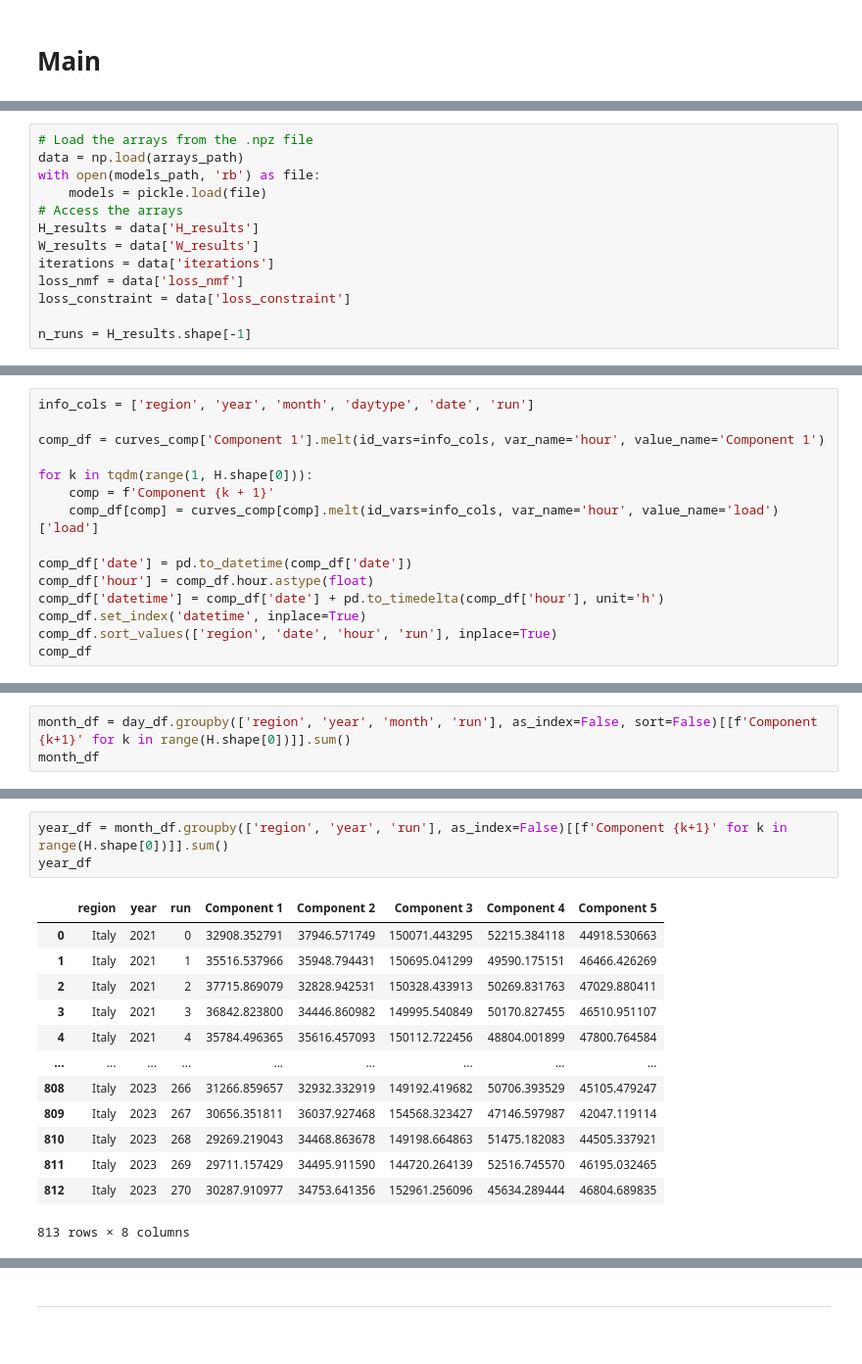
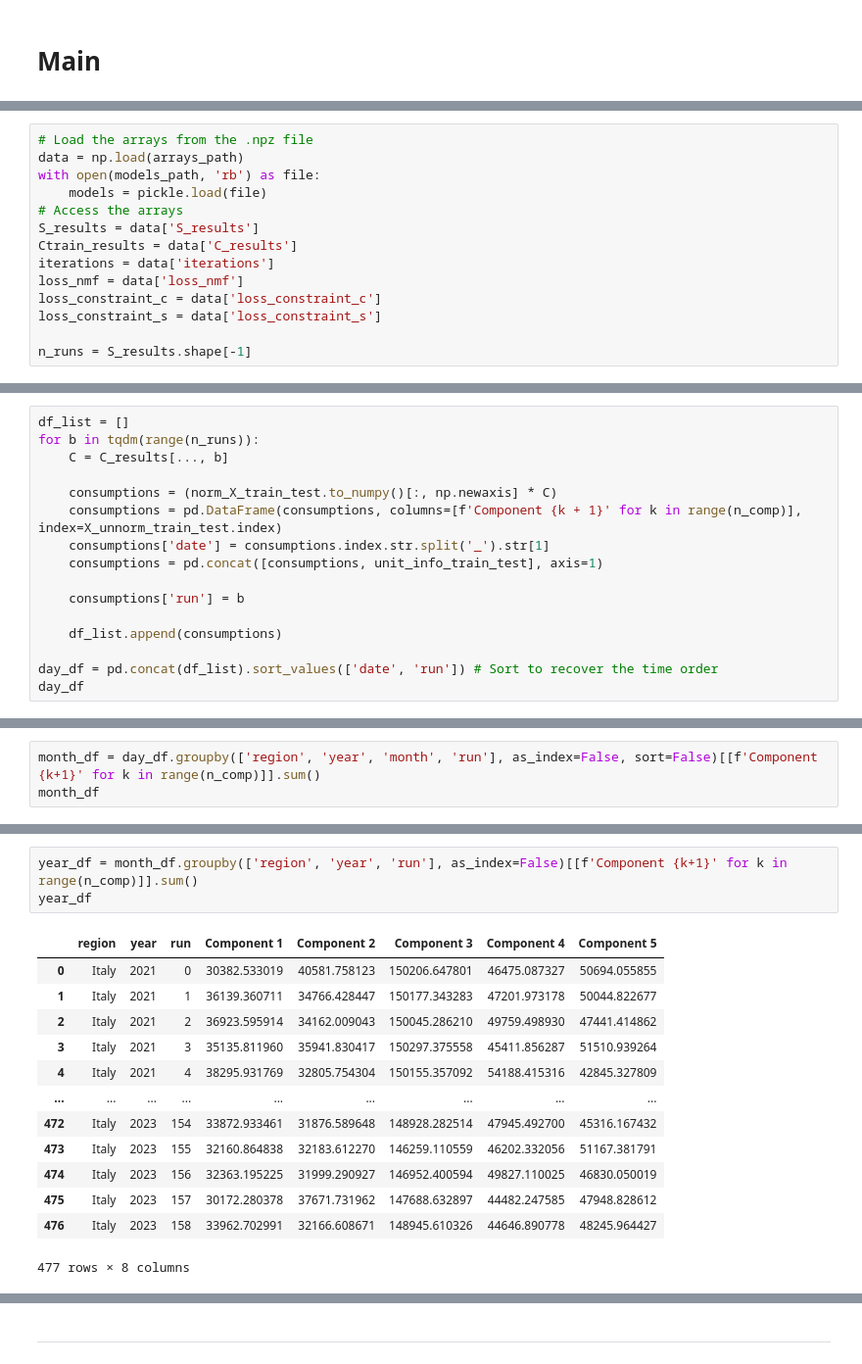
Before and after one commit to gkchln/load_bss, a Jupyter notebook: PenNMF/DecomposeLoadEnsemble.ipynb, the cells around one changed output, grey strips where cells are left out. Shown at 98% size. Drawn from its saved outputs; the diff is of its cells as text.

```diff
--- a/PenNMF/DecomposeLoadEnsemble.ipynb
+++ b/PenNMF/DecomposeLoadEnsemble.ipynb
@@ -63,10 +68,11 @@ data = np.load(arrays_path)
 with open(models_path, 'rb') as file:
     models = pickle.load(file)
 # Access the arrays
-H_results = data['H_results']
-W_results = data['W_results']
+S_results = data['S_results']
+Ctrain_results = data['C_results']
 iterations = data['iterations']
 loss_nmf = data['loss_nmf']
-loss_constraint = data['loss_constraint']
+loss_constraint_c = data['loss_constraint_c']
+loss_constraint_s = data['loss_constraint_s']
 
-n_runs = H_results.shape[-1]
+n_runs = S_results.shape[-1]
@@ -138,15 +78,0 @@ curves_comp['Component 1']
-# %%
-info_cols = ['region', 'year', 'month', 'daytype', 'date', 'run']
-
-comp_df = curves_comp['Component 1'].melt(id_vars=info_cols, var_name='hour', value_name='Component 1')
-
-for k in tqdm(range(1, H.shape[0])):
-    comp = f'Component {k + 1}'
-    comp_df[comp] = curves_comp[comp].melt(id_vars=info_cols, var_name='hour', value_name='load')['load']
-
-comp_df['date'] = pd.to_datetime(comp_df['date'])
-comp_df['hour'] = comp_df.hour.astype(float)
-comp_df['datetime'] = comp_df['date'] + pd.to_timedelta(comp_df['hour'], unit='h')
-comp_df.set_index('datetime', inplace=True)
-comp_df.sort_values(['region', 'date', 'hour', 'run'], inplace=True)
-comp_df
@@ -186,0 +158,16 @@ day_df
+# %%
+df_list = []
+for b in tqdm(range(n_runs)):
+    C = C_results[..., b]
+
+    consumptions = (norm_X_train_test.to_numpy()[:, np.newaxis] * C)
+    consumptions = pd.DataFrame(consumptions, columns=[f'Component {k + 1}' for k in range(n_comp)], index=X_unnorm_train_test.index)
+    consumptions['date'] = consumptions.index.str.split('_').str[1]
+    consumptions = pd.concat([consumptions, unit_info_train_test], axis=1)
+
+    consumptions['run'] = b
+
+    df_list.append(consumptions)
+
+day_df = pd.concat(df_list).sort_values(['date', 'run']) # Sort to recover the time order
+day_df
@@ -187,5 +188,5 @@ day_df
 # %%
-month_df = day_df.groupby(['region', 'year', 'month', 'run'], as_index=False, sort=False)[[f'Component {k+1}' for k in range(H.shape[0])]].sum()
+month_df = day_df.groupby(['region', 'year', 'month', 'run'], as_index=False, sort=False)[[f'Component {k+1}' for k in range(n_comp)]].sum()
 month_df
 # %% [output]
 |  | region | year | month | run | Component 1 | Component 2 | Component 3 | Component 4 | Component 5 |
@@ -204,20 +205,20 @@ month_df
 # %%
-year_df = month_df.groupby(['region', 'year', 'run'], as_index=False)[[f'Component {k+1}' for k in range(H.shape[0])]].sum()
+year_df = month_df.groupby(['region', 'year', 'run'], as_index=False)[[f'Component {k+1}' for k in range(n_comp)]].sum()
 year_df
 # %% [output]
 |  | region | year | run | Component 1 | Component 2 | Component 3 | Component 4 | Component 5 |
-| 0 | Italy | 2021 | 0 | 32908.352791 | 37946.571749 | 150071.443295 | 52215.384118 | 44918.530663 |
-| 1 | Italy | 2021 | 1 | 35516.537966 | 35948.794431 | 150695.041299 | 49590.175151 | 46466.426269 |
-| 2 | Italy | 2021 | 2 | 37715.869079 | 32828.942531 | 150328.433913 | 50269.831763 | 47029.880411 |
-| 3 | Italy | 2021 | 3 | 36842.823800 | 34446.860982 | 149995.540849 | 50170.827455 | 46510.951107 |
-| 4 | Italy | 2021 | 4 | 35784.496365 | 35616.457093 | 150112.722456 | 48804.001899 | 47800.764584 |
+| 0 | Italy | 2021 | 0 | 30382.533019 | 40581.758123 | 150206.647801 | 46475.087327 | 50694.055855 |
+| 1 | Italy | 2021 | 1 | 36139.360711 | 34766.428447 | 150177.343283 | 47201.973178 | 50044.822677 |
+| 2 | Italy | 2021 | 2 | 36923.595914 | 34162.009043 | 150045.286210 | 49759.498930 | 47441.414862 |
+| 3 | Italy | 2021 | 3 | 35135.811960 | 35941.830417 | 150297.375558 | 45411.856287 | 51510.939264 |
+| 4 | Italy | 2021 | 4 | 38295.931769 | 32805.754304 | 150155.357092 | 54188.415316 | 42845.327809 |
 | ... | ... | ... | ... | ... | ... | ... | ... | ... |
-| 808 | Italy | 2023 | 266 | 31266.859657 | 32932.332919 | 149192.419682 | 50706.393529 | 45105.479247 |
-| 809 | Italy | 2023 | 267 | 30656.351811 | 36037.927468 | 154568.323427 | 47146.597987 | 42047.119114 |
-| 810 | Italy | 2023 | 268 | 29269.219043 | 34468.863678 | 149198.664863 | 51475.182083 | 44505.337921 |
-| 811 | Italy | 2023 | 269 | 29711.157429 | 34495.911590 | 144720.264139 | 52516.745570 | 46195.032465 |
-| 812 | Italy | 2023 | 270 | 30287.910977 | 34753.641356 | 152961.256096 | 45634.289444 | 46804.689835 |
+| 472 | Italy | 2023 | 154 | 33872.933461 | 31876.589648 | 148928.282514 | 47945.492700 | 45316.167432 |
+| 473 | Italy | 2023 | 155 | 32160.864838 | 32183.612270 | 146259.110559 | 46202.332056 | 51167.381791 |
+| 474 | Italy | 2023 | 156 | 32363.195225 | 31999.290927 | 146952.400594 | 49827.110025 | 46830.050019 |
+| 475 | Italy | 2023 | 157 | 30172.280378 | 37671.731962 | 147688.632897 | 44482.247585 | 47948.828612 |
+| 476 | Italy | 2023 | 158 | 33962.702991 | 32166.608671 | 148945.610326 | 44646.890778 | 48245.964427 |
-813 rows × 8 columns
+477 rows × 8 columns
 # %%
 # Y_train = pd.read_pickle('data/2_processed/PenNMF/Y_{}.pkl'.format('_'.join(train_years)))
 # Y_test = pd.read_pickle('data/2_processed/PenNMF/Y_{}.pkl'.format('_'.join(test_years)))
```
Also changed, not shown: parts of 38 cells of this notebook, 1 other file.
